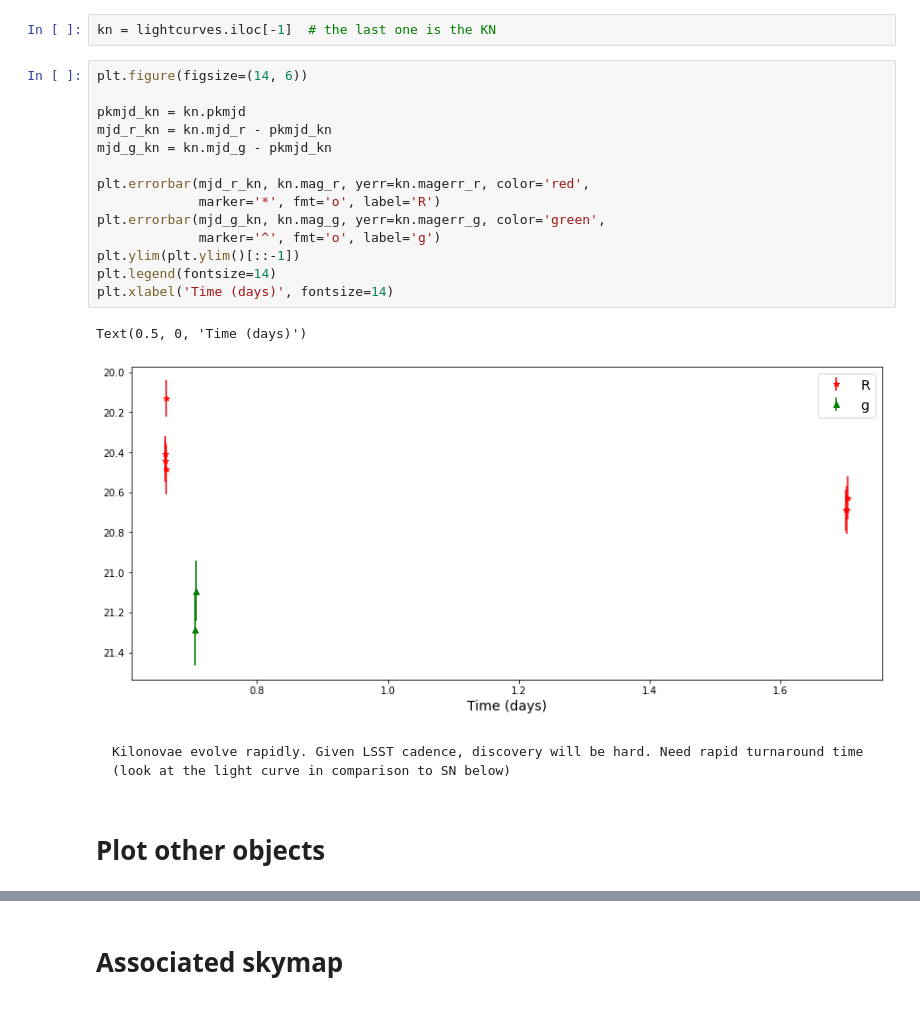
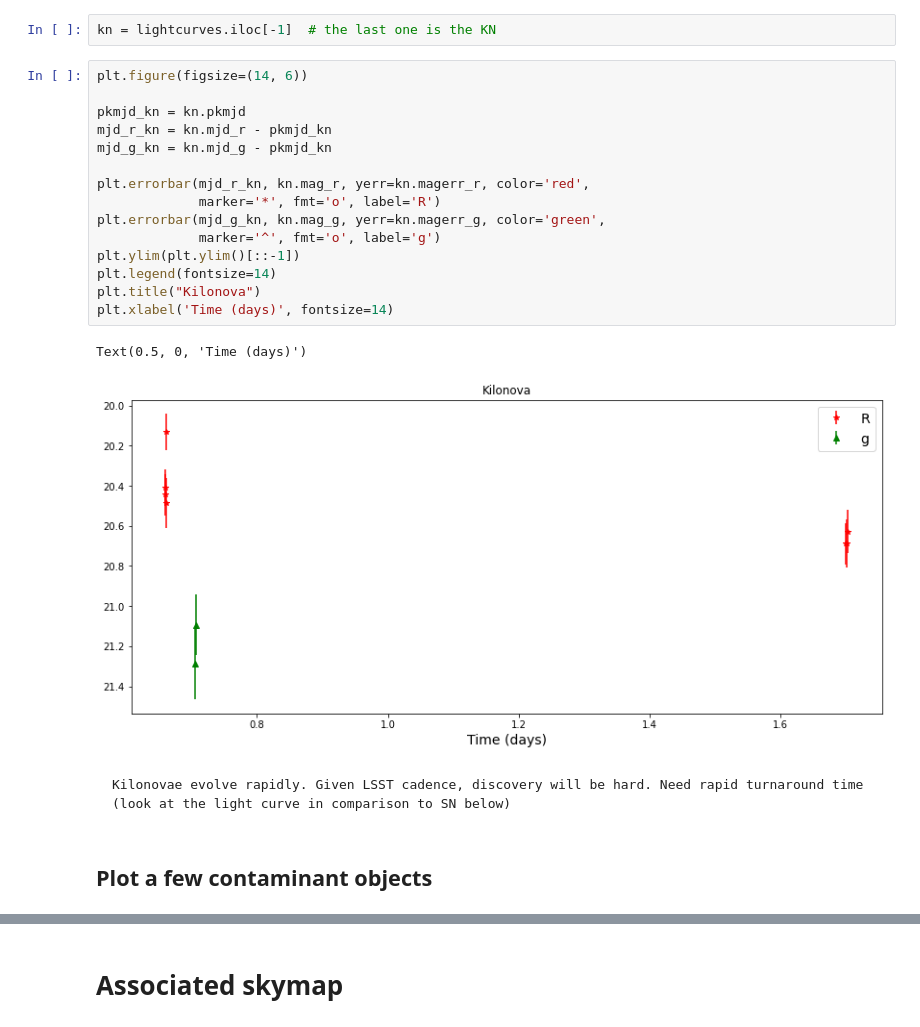
Before and after one commit to broker-workshop/tutorials, a Jupyter notebook: ANTARES/lsst-broker-workshop-mma-demo.ipynb, the cells around one changed output, grey strips where cells are left out. Drawn from its saved outputs; the diff is of its cells as text.

```diff
--- a/ANTARES/lsst-broker-workshop-mma-demo.ipynb
+++ b/ANTARES/lsst-broker-workshop-mma-demo.ipynb
@@ -67,24 +67,25 @@ kn = lightcurves.iloc[-1]  # the last one is the KN
 # %%
 plt.figure(figsize=(14, 6))
 
 pkmjd_kn = kn.pkmjd
 mjd_r_kn = kn.mjd_r - pkmjd_kn
 mjd_g_kn = kn.mjd_g - pkmjd_kn
 
 plt.errorbar(mjd_r_kn, kn.mag_r, yerr=kn.magerr_r, color='red',
              marker='*', fmt='o', label='R')
 plt.errorbar(mjd_g_kn, kn.mag_g, yerr=kn.magerr_g, color='green',
              marker='^', fmt='o', label='g')
 plt.ylim(plt.ylim()[::-1])
 plt.legend(fontsize=14)
+plt.title("Kilonova")
 plt.xlabel('Time (days)', fontsize=14)
 # %% [output]
 Text(0.5, 0, 'Time (days)')
-[figure, old version]
+[figure, new version]
 # %% [markdown]
     Kilonovae evolve rapidly. Given LSST cadence, discovery will be hard. Need rapid turnaround time (look at the light curve in comparison to SN below)
 # %% [markdown]
-# Plot other objects
+## Plot a few contaminant objects
 # %%
 plt.figure(figsize=(14, 6))
 
```
Also changed, not shown: parts of 7 cells of this notebook.
